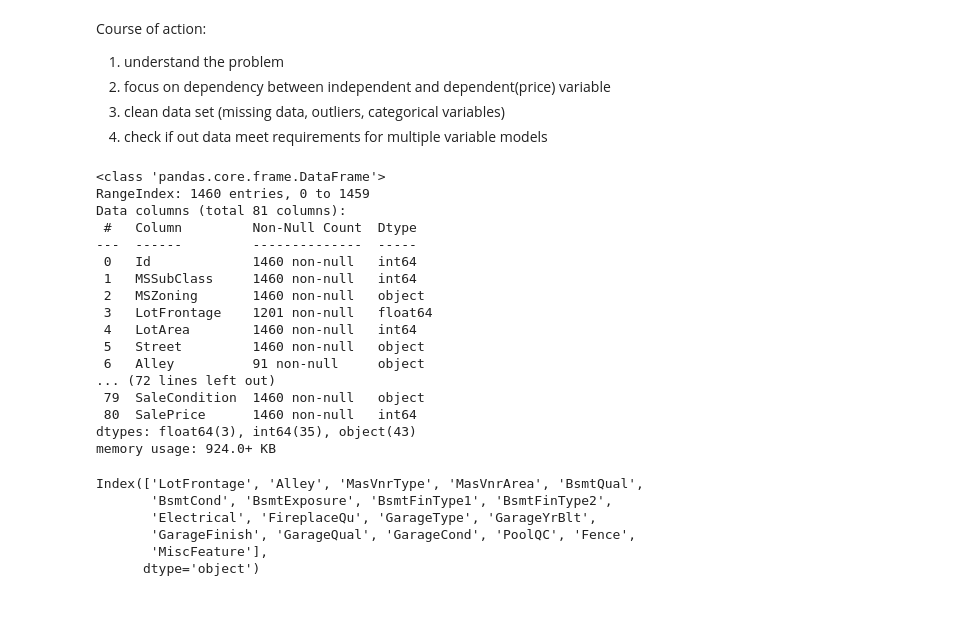
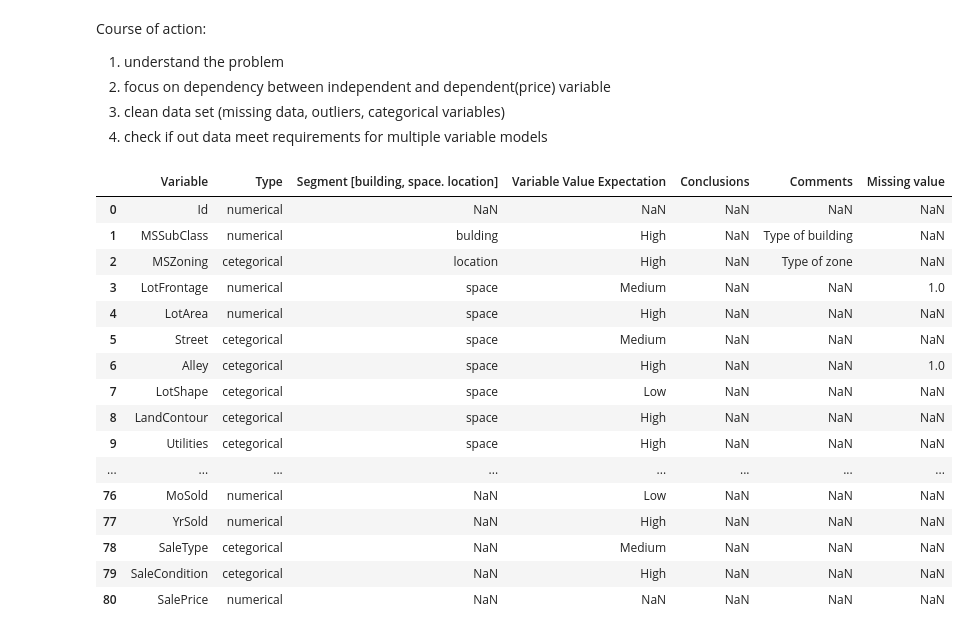
Before and after one commit to KosaUnit/House-Prices---Advanced-Regression-Techniques, a Jupyter notebook: HouseProblem.ipynb, the cells around one changed output. Cells and saved outputs as stored; diff of their text form; code cells hidden in the pictures; blank space fills up the shorter version.

```diff
--- a/HouseProblem.ipynb
+++ b/HouseProblem.ipynb
@@ -24,35 +24,31 @@ import warnings # what is that ?
 warnings.filterwarnings('ignore') # what is that ?
 
 pd.set_option('display.max_columns', None)
+pd.set_option('display.max_rows', None)
 %matplotlib inline
 # %%
 df_train = pd.read_csv(r"C:\Users\48694\Desktop\Kaggle\House Prices - Advanced Regression Techniques\data\train.csv")
 # %%
-df_train.info()
+# df_train.info()
-# %% [output]
-<class 'pandas.core.frame.DataFrame'>
-RangeIndex: 1460 entries, 0 to 1459
-Data columns (total 81 columns):
- #   Column         Non-Null Count  Dtype
----  ------         --------------  -----
- 0   Id             1460 non-null   int64
- 1   MSSubClass     1460 non-null   int64
- 2   MSZoning       1460 non-null   object
- 3   LotFrontage    1201 non-null   float64
- 4   LotArea        1460 non-null   int64
- 5   Street         1460 non-null   object
- 6   Alley          91 non-null     object
-... (72 lines left out)
- 79  SaleCondition  1460 non-null   object
- 80  SalePrice      1460 non-null   int64
-dtypes: float64(3), int64(35), object(43)
-memory usage: 924.0+ KB
 # %%
-df_train.columns[df_train.isnull().any()]
+# df_train.columns[df_train.isnull().any()]
-# %% [output]
-Index(['LotFrontage', 'Alley', 'MasVnrType', 'MasVnrArea', 'BsmtQual',
-       'BsmtCond', 'BsmtExposure', 'BsmtFinType1', 'BsmtFinType2',
-       'Electrical', 'FireplaceQu', 'GarageType', 'GarageYrBlt',
-       'GarageFinish', 'GarageQual', 'GarageCond', 'PoolQC', 'Fence',
-       'MiscFeature'],
-      dtype='object')
+# %%
+pd.read_excel('Sale House Project.xlsx', engine='openpyxl')
+# %% [output]
+|  | Variable | Type | Segment [building, space. location] | Variable Value Expectation | Conclusions | Comments | Missing value |
+| 0 | Id | numerical | NaN | NaN | NaN | NaN | NaN |
+| 1 | MSSubClass | numerical | bulding | High | NaN | Type of building | NaN |
+| 2 | MSZoning | cetegorical | location | High | NaN | Type of zone | NaN |
+| 3 | LotFrontage | numerical | space | Medium | NaN | NaN | 1.0 |
+| 4 | LotArea | numerical | space | High | NaN | NaN | NaN |
+| 5 | Street | cetegorical | space | Medium | NaN | NaN | NaN |
+| 6 | Alley | cetegorical | space | High | NaN | NaN | 1.0 |
+| 7 | LotShape | cetegorical | space | Low | NaN | NaN | NaN |
+| 8 | LandContour | cetegorical | space | High | NaN | NaN | NaN |
+| 9 | Utilities | cetegorical | space | High | NaN | NaN | NaN |
+| ... | ... | ... | ... | ... | ... | ... | ... |
+| 76 | MoSold | numerical | NaN | Low | NaN | NaN | NaN |
+| 77 | YrSold | numerical | NaN | High | NaN | NaN | NaN |
+| 78 | SaleType | cetegorical | NaN | Medium | NaN | NaN | NaN |
+| 79 | SaleCondition | cetegorical | NaN | High | NaN | NaN | NaN |
+| 80 | SalePrice | numerical | NaN | NaN | NaN | NaN | NaN |
```
Also changed, not shown: 1 other file.
